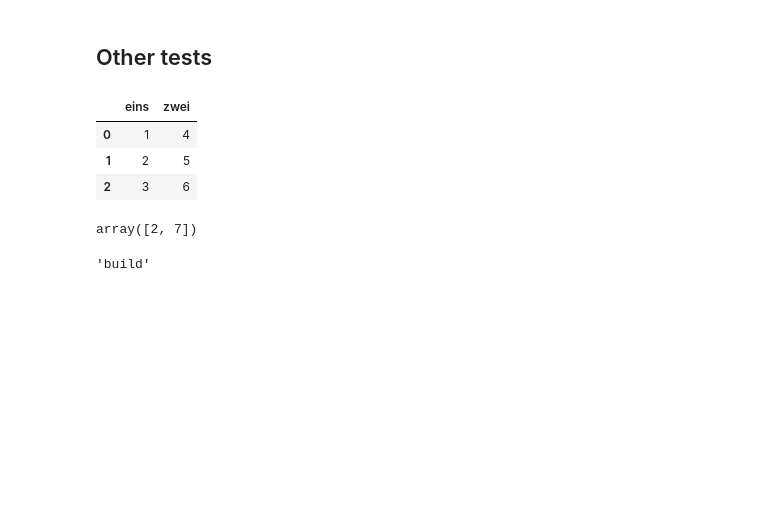
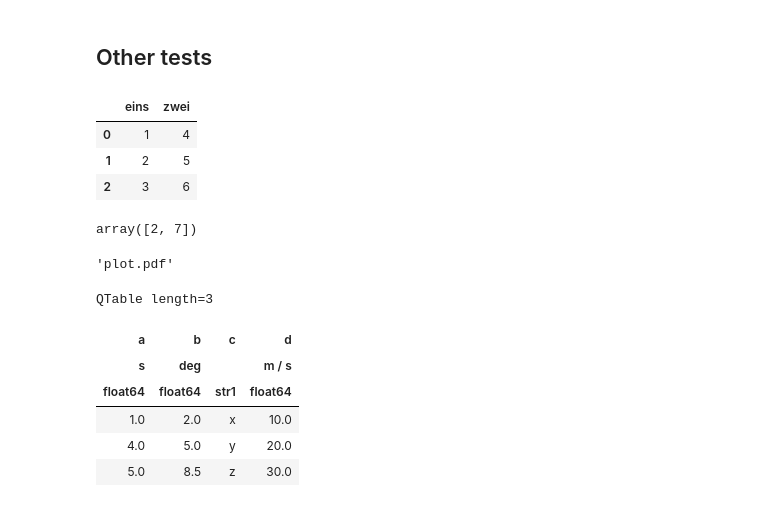
Before and after one commit to tudo-astroparticlephysics/LST_mono_analysis, a Jupyter notebook: notebooks/test.ipynb, the cells around one changed output. Drawn from its saved outputs; the diff is of its cells as text; code cells hidden in the pictures; blank space fills up the shorter version.

```diff
--- a/notebooks/test.ipynb
+++ b/notebooks/test.ipynb
@@ -244,6 +215,28 @@ np.concatenate([list1[:,1]])
 array([2, 7])
 # %%
 output = 'build/test/plot.pdf'
-output.split('/')[0]
+output.split('/')[-1]
 # %% [output]
-'build'
+'plot.pdf'
+# %%
+a = np.array([1, 4, 5], dtype=np.int32)
+b = [2.0, 5.0, 8.5]
+c = ['x', 'y', 'z']
+d = [10, 20, 30] * u.m / u.s
+
+t = QTable([a, b, c, d],
+    names=('a', 'b', 'c', 'd'),
+    units=('s', '', '', '')
+)
+
+t['b'].unit = u.deg
+
+t
+# %% [output]
+QTable length=3
+| a | b | c | d |
+| s | deg |  | m / s |
+| float64 | float64 | str1 | float64 |
+| 1.0 | 2.0 | x | 10.0 |
+| 4.0 | 5.0 | y | 20.0 |
+| 5.0 | 8.5 | z | 30.0 |
```
Also changed, not shown: parts of 6 cells of this notebook, 3 other files.
